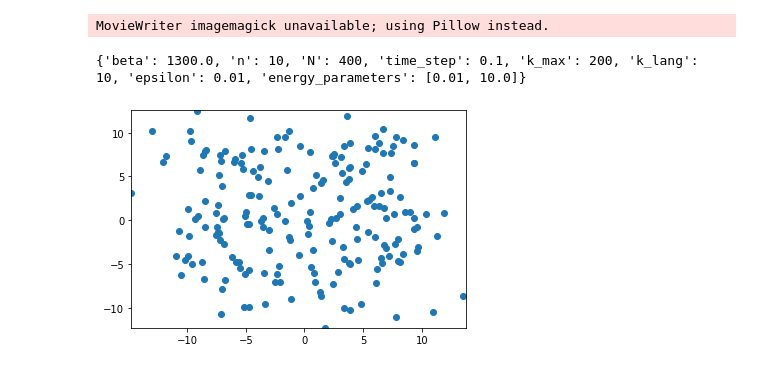
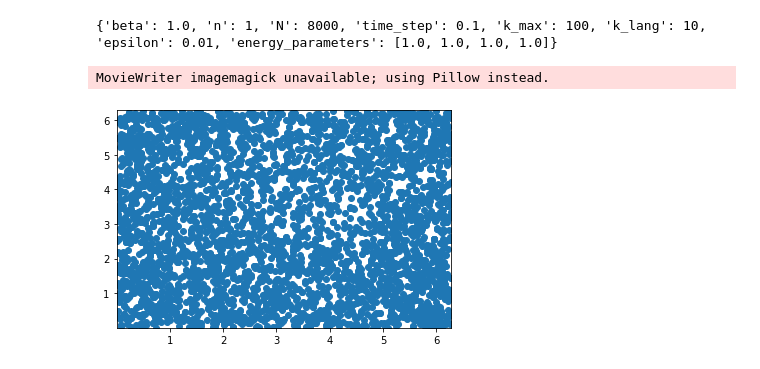
Before and after one commit to Huresa/ML_project, a Jupyter notebook: Adaptative-monte-carlo-augmented-with-normalizing-flows/run.ipynb, the cells around one changed output. Cells and saved outputs as stored; diff of their text form; code cells hidden in the pictures.

```diff
--- a/Adaptative-monte-carlo-augmented-with-normalizing-flows/run.ipynb
+++ b/Adaptative-monte-carlo-augmented-with-normalizing-flows/run.ipynb
@@ -119,11 +120,11 @@ fig.savefig(path + '\\history.png')
 # %%
-model_name = 'particle_pairwise_interaction-multivariate_normal-LayeredPlanarFlow-beta1.3e3'
+model_name = 'XYd2n3-multivariate_normal-LayeredPlanarFlow-beta1'
 model_file = getcwd()+"\\saved_models"+"\\"+model_name+"\\"+model_name
 trajectory_id = 0
 path = dirname(model_file)
 history = torch.load(path + '\\history.pt').detach()
 particle_pairwise_interaction_plot.animation(model_file, trajectory_id, history)
 # %% [output]
-MovieWriter imagemagick unavailable; using Pillow instead.
+{'beta': 1.0, 'n': 1, 'N': 8000, 'time_step': 0.1, 'k_max': 100, 'k_lang': 10, 'epsilon': 0.01, 'energy_parameters': [1.0, 1.0, 1.0, 1.0]}
-{'beta': 1300.0, 'n': 10, 'N': 400, 'time_step': 0.1, 'k_max': 200, 'k_lang': 10, 'epsilon': 0.01, 'energy_parameters': [0.01, 10.0]}
+MovieWriter imagemagick unavailable; using Pillow instead.
-[figure, old version]
+[figure, new version]
```
Also changed, not shown: parts of 5 cells of this notebook, 3 other files.
